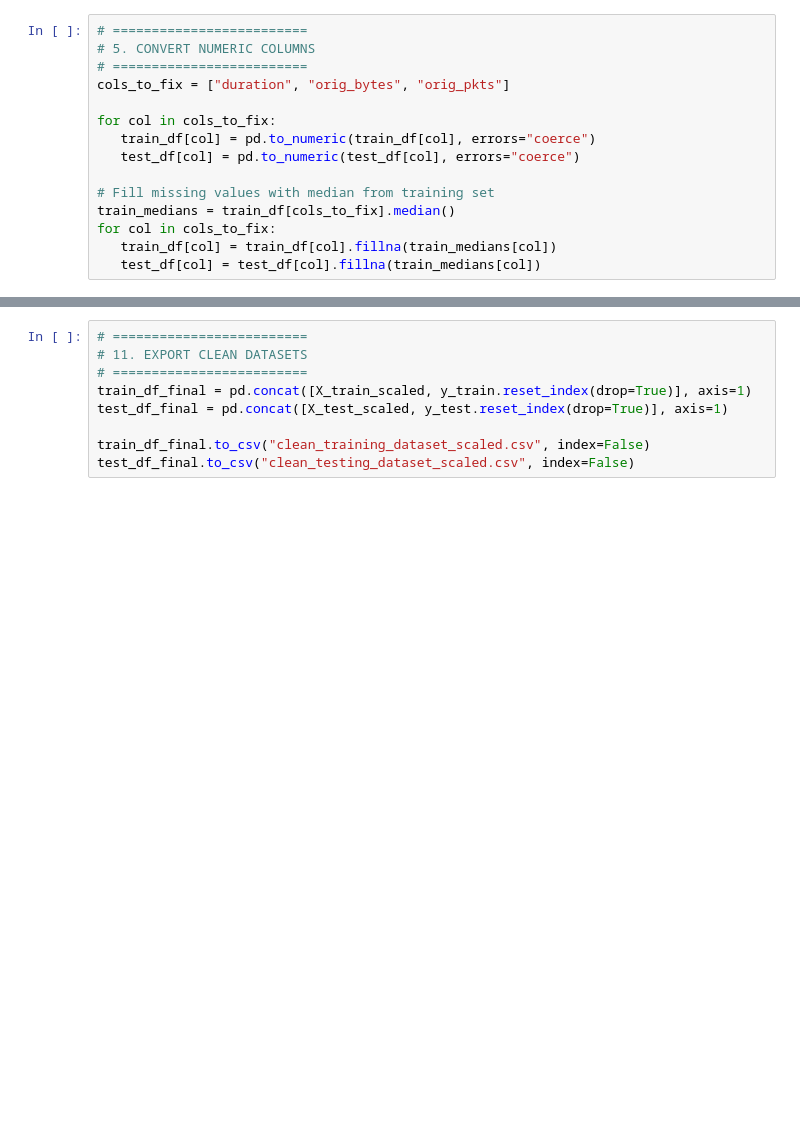
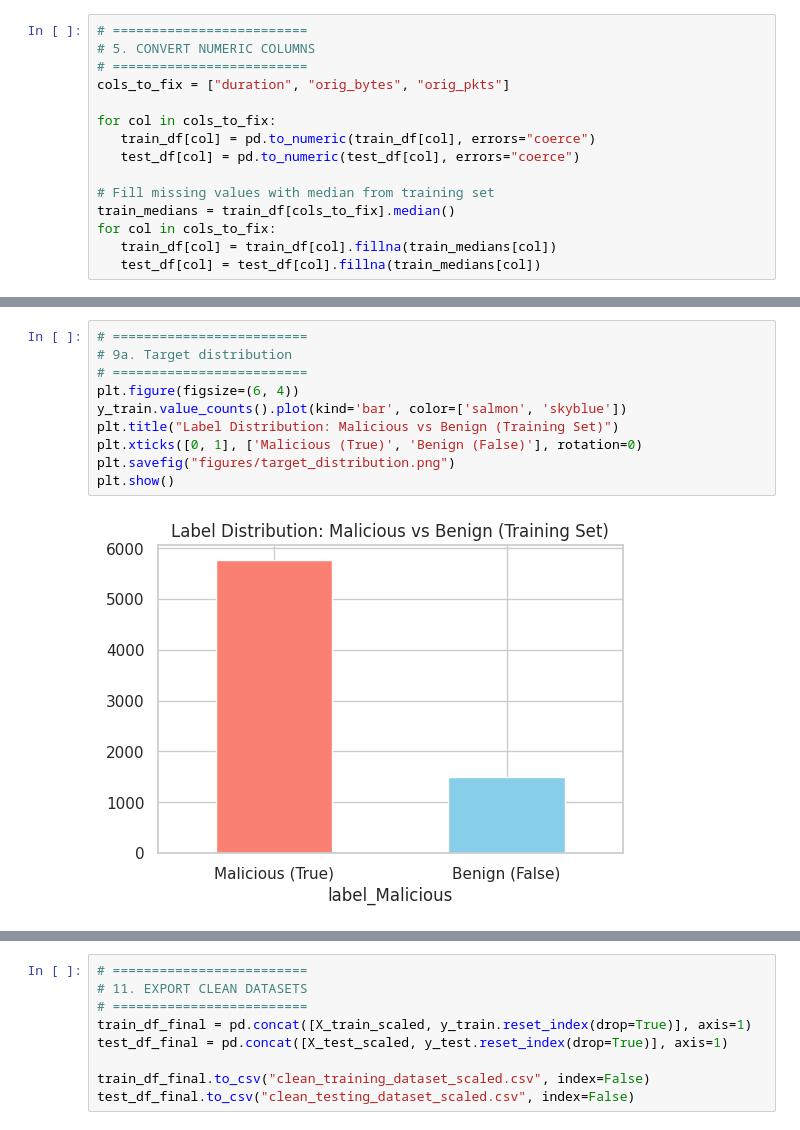
Before and after one commit to mrivassnj-svg/HCC_ITAI_1371_SPR26, a Jupyter notebook: Mid_Term_EDA_Omar_Final.ipynb, the cells around one changed output, grey strips where cells are left out. Cells and saved outputs as stored; diff of their text form; blank space fills up the shorter version.

```diff
--- a/Mid_Term_EDA_Omar_Final.ipynb
+++ b/Mid_Term_EDA_Omar_Final.ipynb
@@ -180,6 +228,18 @@ Test target shape: (3121,)
 True     2446
 False     675
 Name: count, dtype: int64
+# %%
+# =========================
+# 9a. Target distribution
+# =========================
+plt.figure(figsize=(6, 4))
+y_train.value_counts().plot(kind='bar', color=['salmon', 'skyblue'])
+plt.title("Label Distribution: Malicious vs Benign (Training Set)")
+plt.xticks([0, 1], ['Malicious (True)', 'Benign (False)'], rotation=0)
+plt.savefig("figures/target_distribution.png")
+plt.show()
+# %% [output]
+[figure, added]
 # %%
 # =========================
 # 10. SCALE FEATURES
```
Also changed, not shown: parts of 9 cells of this notebook.
